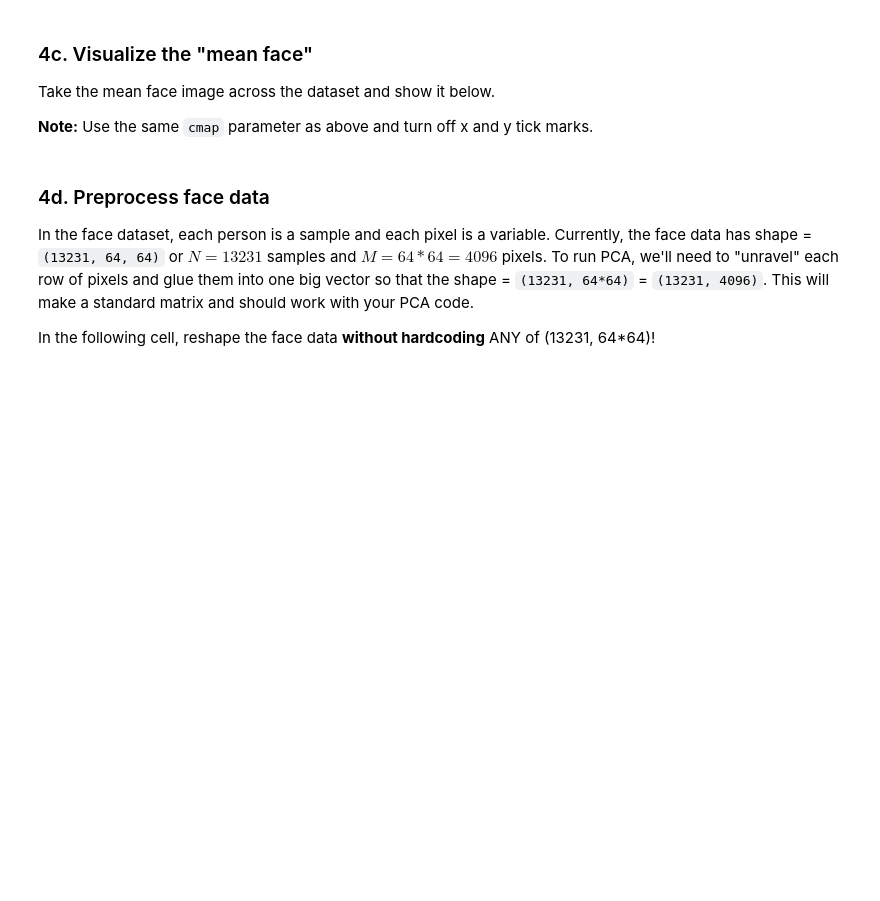
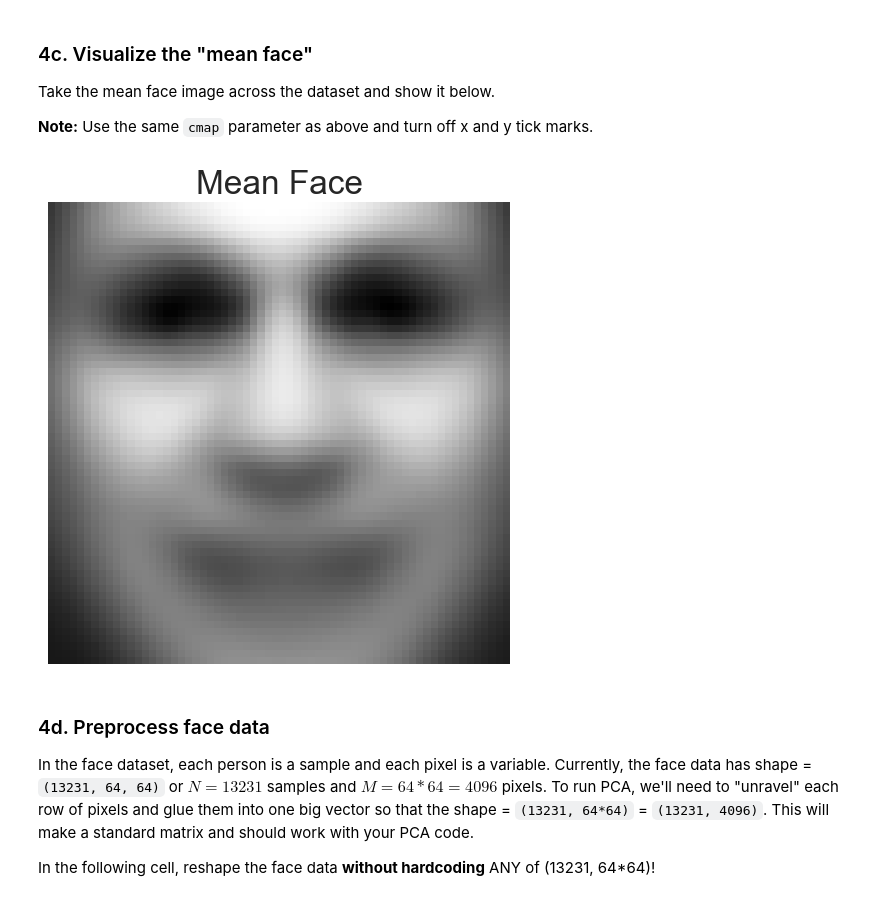
Before and after one commit to schiffinor/dataVisualization, a Jupyter notebook: Project4/eigenfaces.ipynb, the cells around one changed output. Drawn from its saved outputs; the diff is of its cells as text; code cells hidden in the pictures; blank space fills up the shorter version.

```diff
--- a/Project4/eigenfaces.ipynb
+++ b/Project4/eigenfaces.ipynb
@@ -74,6 +90,18 @@ face_plot(face_imgs, face_names)
 Take the mean face image across the dataset and show it below.
 
 **Note:** Use the same `cmap` parameter as above and turn off x and y tick marks.
+# %%
+# Mean face
+mean_face = np.mean(face_imgs, axis=0)
+
+# Plot mean face
+plt.figure(figsize=(6, 6))
+plt.imshow(mean_face, cmap=plt.get_cmap('gray'))
+plt.title('Mean Face')
+plt.axis('off')
+plt.show()
+# %% [output]
+[figure, added]
 # %% [markdown]
 ### 4d. Preprocess face data
 
```
Also changed, not shown: parts of 14 cells of this notebook, 23 other files.
